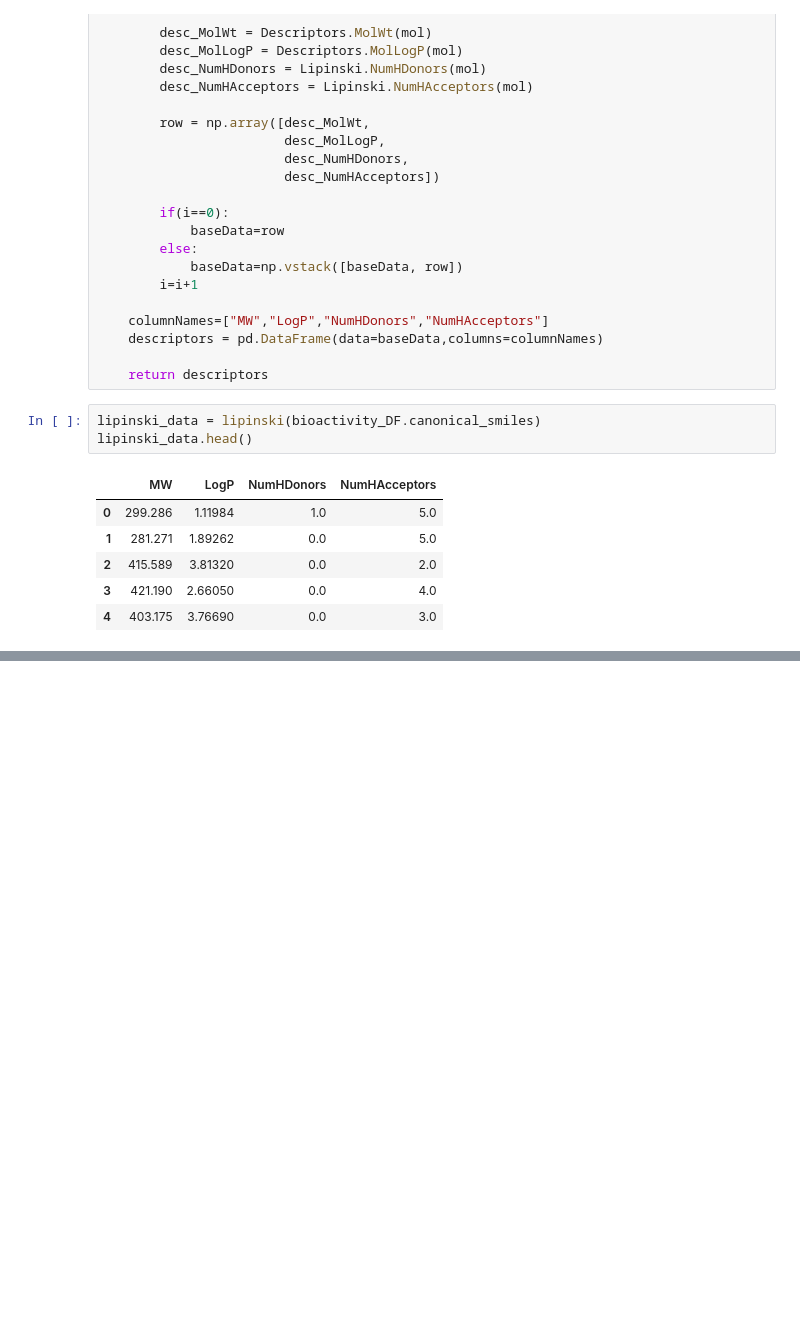
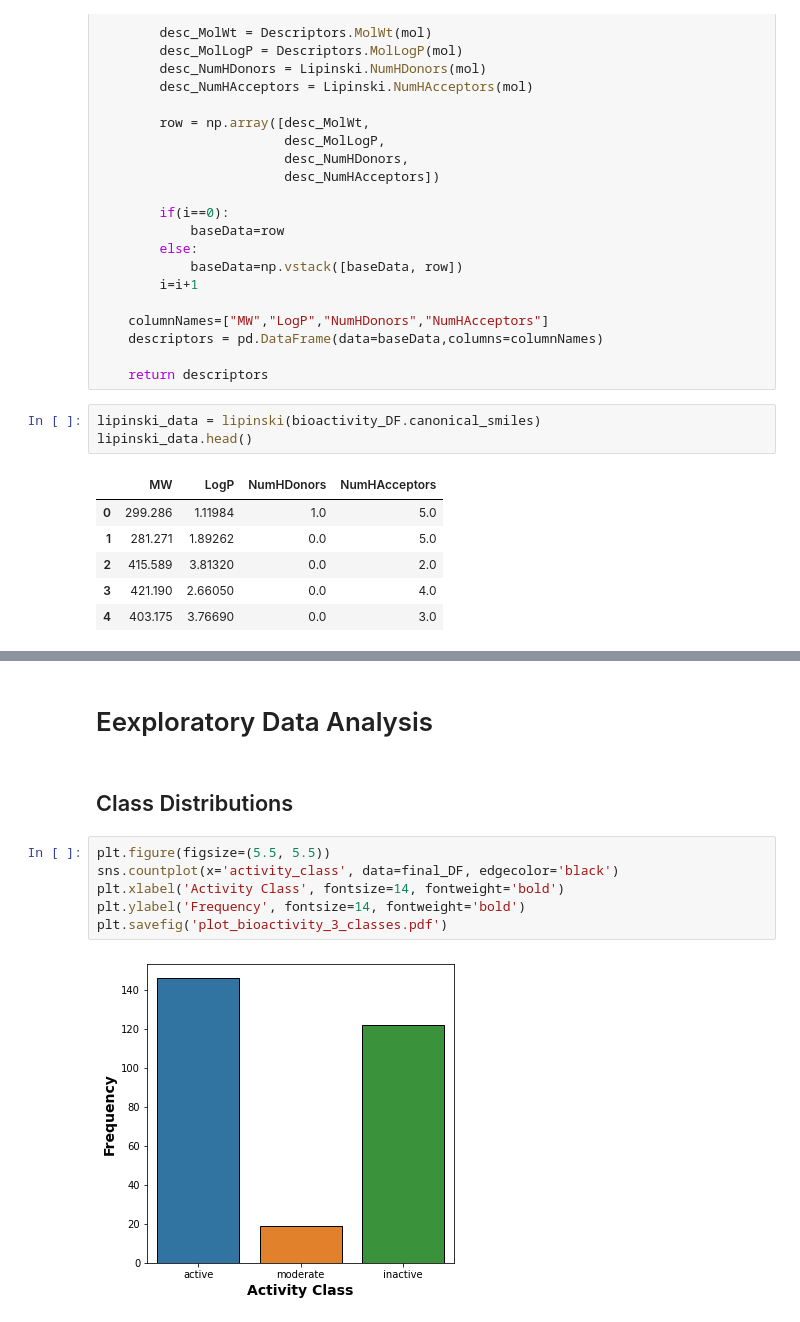
Before and after one commit to mehdimerbah/CompDrugDiscovery, a Jupyter notebook: EDA.ipynb, the cells around one changed output, grey strips where cells are left out. Cells and saved outputs as stored; diff of their text form; blank space fills up the shorter version.

```diff
--- a/EDA.ipynb
+++ b/EDA.ipynb
@@ -186,0 +204,12 @@ plt.show()
+# %% [markdown]
+# Eexploratory Data Analysis
+# %% [markdown]
+## Class Distributions
+# %%
+plt.figure(figsize=(5.5, 5.5))
+sns.countplot(x='activity_class', data=final_DF, edgecolor='black')
+plt.xlabel('Activity Class', fontsize=14, fontweight='bold')
+plt.ylabel('Frequency', fontsize=14, fontweight='bold')
+plt.savefig('plot_bioactivity_3_classes.pdf')
+# %% [output]
+[figure, added]
```
Also changed, not shown: parts of 30 cells of this notebook.
